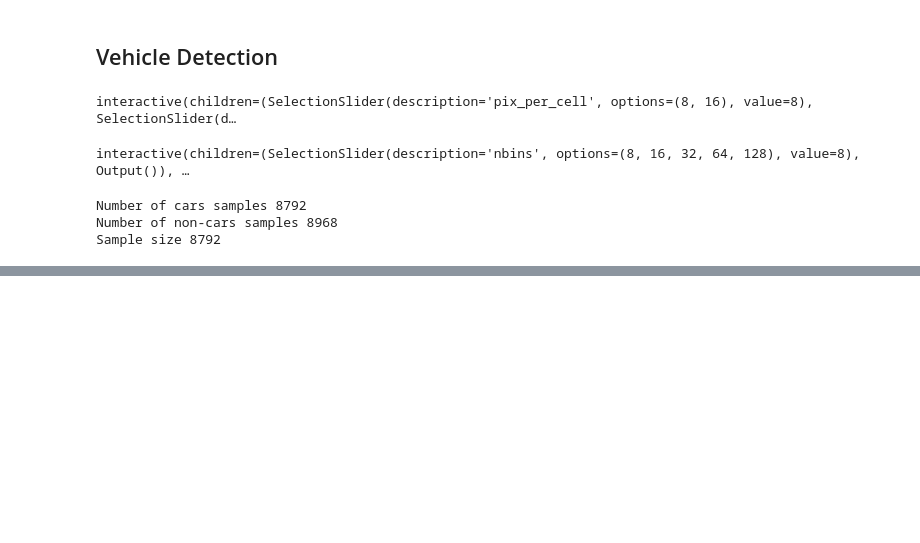
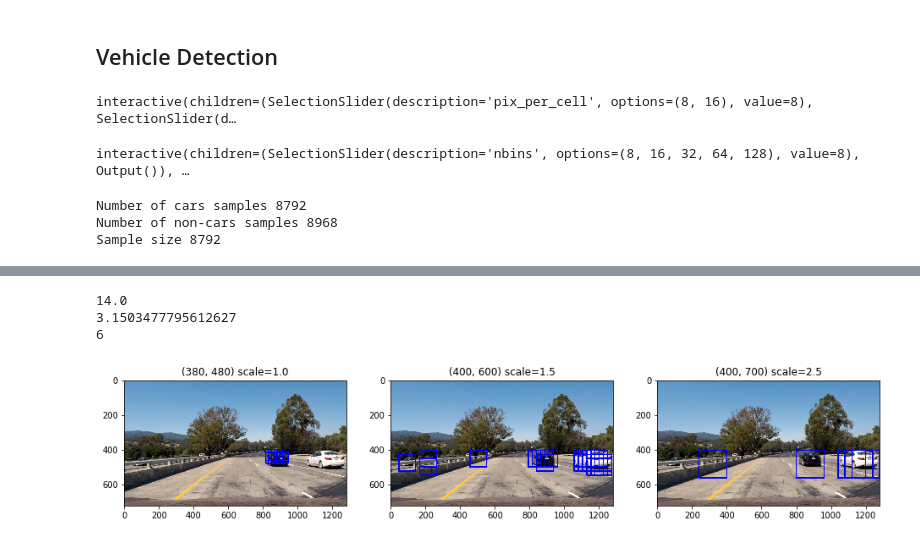
Before and after one commit to pavelsimo/CarND-Vehicle-Detection, a Jupyter notebook: Vehicle_Detection.ipynb, the cells around one changed output, grey strips where cells are left out. Cells and saved outputs as stored; diff of their text form; code cells hidden in the pictures; blank space fills up the shorter version.

Commit message:
:construction: trying out dynamic thresholds

```diff
--- a/Vehicle_Detection.ipynb
+++ b/Vehicle_Detection.ipynb
@@ -406,7 +407,7 @@ image = mpimg.imread('test_images/test1.jpg')
 # %%
 def find_vehicles(img, y_start_stop=y_start_stop, scale=scale, svc=svc, X_scaler=X_scaler,
                    orient=orient, pix_per_cell=pix_per_cell, cell_per_block=cell_per_block,
-                   spatial_size=spatial_size, hist_bins=hist_bins):
+                   spatial_size=spatial_size, hist_bins=hist_bins, visualize=False):
     """ Define a single function that can extract features using hog sub-sampling and make predictions """
 
     ystart = y_start_stop[0]
@@ -476,4 +477,82 @@ def find_vehicles(img, y_start_stop=y_start_stop, scale=scale, svc=svc, X_scaler
                 cv2.rectangle(draw_img, bbox[0], bbox[1],(0,0,255),6)
                 box_list.append(bbox)
 
+    if visualize:
+        return box_list, draw_img
     return box_list
+# %%
+
+
+def add_heat(heatmap, bbox_list, scale=1):
+    # Iterate through list of bboxes
+    for box in bbox_list:
+        # Add += 1 for all pixels inside each bbox
+        # Assuming each "box" takes the form ((x1, y1), (x2, y2))
+        heatmap[box[0][1]:box[1][1], box[0][0]:box[1][0]] += scale
+
+    # Return updated heatmap
+    # Iterate through list of bboxes
+    return heatmap
+
+def apply_threshold(heatmap, threshold):
+    # Zero out pixels below the threshold
+    heatmap[heatmap <= threshold] = 0
+    # Return thresholded map
+    return heatmap
+
+def draw_labeled_bboxes(img, labels):
+    # Iterate through all detected cars
+    for car_number in range(1, labels[1]+1):
+        # Find pixels with each car_number label value
+        nonzero = (labels[0] == car_number).nonzero()
+        # Identify x and y values of those pixels
+        nonzeroy = np.array(nonzero[0])
+        nonzerox = np.array(nonzero[1])
+        # Define a bounding box based on min/max x and y
+        bbox = ((np.min(nonzerox), np.min(nonzeroy)), (np.max(nonzerox), np.max(nonzeroy)))
+        # Draw the box on the image
+        cv2.rectangle(img, bbox[0], bbox[1], (0,0,255), 6)
+    # Return the image
+    return img
+
+filenames = glob.glob('test_images/**/*.jpg', recursive=True)
+for filename in filenames:
+    box_list = []
+    image = mpimg.imread(filename)
+    fig = plt.figure(figsize=(16, 3))
+    k = 131
+    for ystart, ystop, scale in [(380, 480, 1), (400, 600, 1.5), (400, 700, 2.5)]:
+        plt.subplot(k)
+        boxes, img_out = find_vehicles(image, y_start_stop=(ystart, ystop), scale=scale, visualize=True)
+        box_list.extend(boxes)
+        plt.imshow(img_out)
+        plt.title('(%d, %d) scale=%.1f' % (ystart, ystop, scale))
+        k += 1
+
+    heat = np.zeros_like(image[:,:,0]).astype(np.float)
+    heat = add_heat(heat, box_list)
+    if np.max(heat) > 0:
+        print(np.max(heat))
+        print(np.mean(heat[np.nonzero(heat)]))
+        threshold = int(np.percentile(heat[np.nonzero(heat)], 80))
+        print(threshold)
+        heat = apply_threshold(heat, threshold)
+    heatmap = np.clip(heat, 0, 255)
+    plt.show()
+    # Find final boxes from heatmap using label function
+
+    labels = label(heatmap)
+    fig = plt.figure(figsize=(12, 5))
+    plt.subplot(121)
+    draw_img = draw_labeled_bboxes(np.copy(image), labels)
+    plt.imshow(draw_img)
+    plt.title('result')
+    plt.subplot(122)
+    plt.imshow(heatmap, cmap='hot')
+    plt.title('Heat Map')
+    plt.show()
+# %% [output]
+14.0
+3.1503477795612627
+6
+[figure, added]
```
Also changed, not shown: parts of 6 cells of this notebook, 1 other file.
